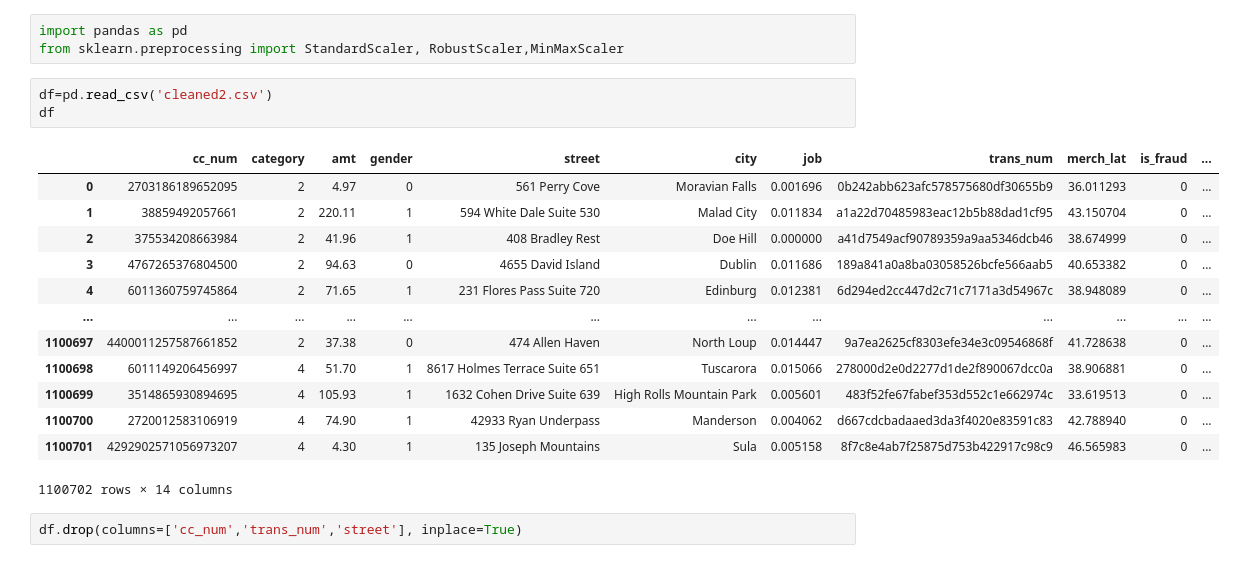
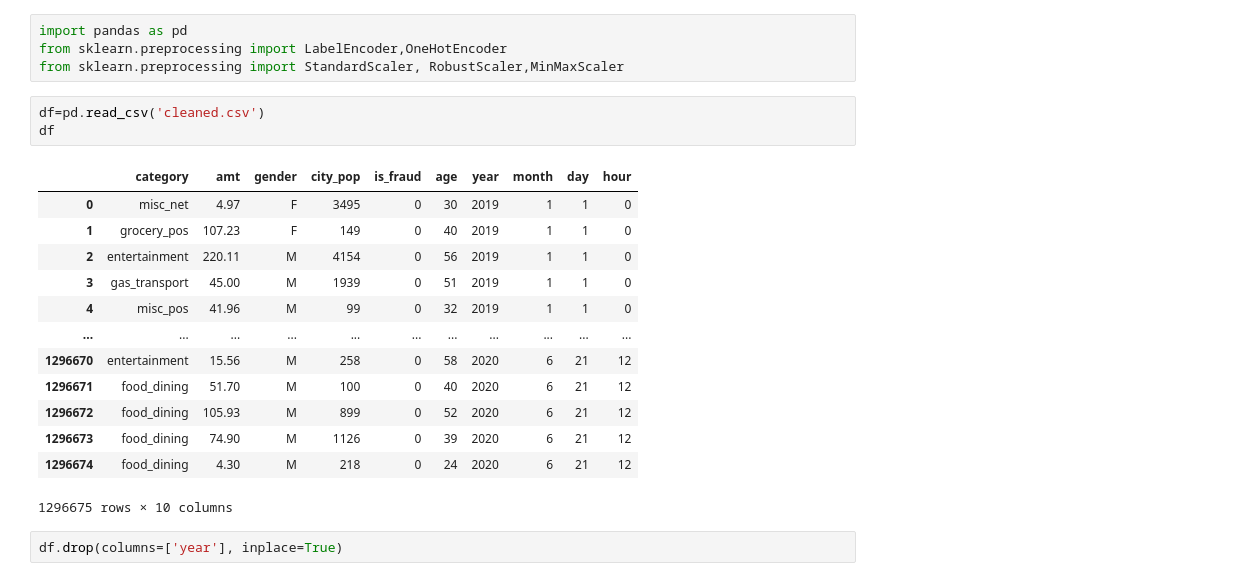
Before and after one commit to osamamira/fraud-detection-project, a Jupyter notebook: encoding.ipynb, the cells around one changed output. Cells and saved outputs as stored; diff of their text form.

```diff
--- a/encoding.ipynb
+++ b/encoding.ipynb
@@ -1,25 +1,26 @@
 # %%
 import pandas as pd
+from sklearn.preprocessing import LabelEncoder,OneHotEncoder
 from sklearn.preprocessing import StandardScaler, RobustScaler,MinMaxScaler
 # %%
-df=pd.read_csv('cleaned2.csv')
+df=pd.read_csv('cleaned.csv')
 df
 # %% [output]
-|  | cc_num | category | amt | gender | street | city | job | trans_num | merch_lat | is_fraud | ... |
-| 0 | 2703186189652095 | 2 | 4.97 | 0 | 561 Perry Cove | Moravian Falls | 0.001696 | 0b242abb623afc578575680df30655b9 | 36.011293 | 0 | ... |
-| 1 | 38859492057661 | 2 | 220.11 | 1 | 594 White Dale Suite 530 | Malad City | 0.011834 | a1a22d70485983eac12b5b88dad1cf95 | 43.150704 | 0 | ... |
-| 2 | 375534208663984 | 2 | 41.96 | 1 | 408 Bradley Rest | Doe Hill | 0.000000 | a41d7549acf90789359a9aa5346dcb46 | 38.674999 | 0 | ... |
-| 3 | 4767265376804500 | 2 | 94.63 | 0 | 4655 David Island | Dublin | 0.011686 | 189a841a0a8ba03058526bcfe566aab5 | 40.653382 | 0 | ... |
-| 4 | 6011360759745864 | 2 | 71.65 | 1 | 231 Flores Pass Suite 720 | Edinburg | 0.012381 | 6d294ed2cc447d2c71c7171a3d54967c | 38.948089 | 0 | ... |
-| ... | ... | ... | ... | ... | ... | ... | ... | ... | ... | ... | ... |
-| 1100697 | 4400011257587661852 | 2 | 37.38 | 0 | 474 Allen Haven | North Loup | 0.014447 | 9a7ea2625cf8303efe34e3c09546868f | 41.728638 | 0 | ... |
-| 1100698 | 6011149206456997 | 4 | 51.70 | 1 | 8617 Holmes Terrace Suite 651 | Tuscarora | 0.015066 | 278000d2e0d2277d1de2f890067dcc0a | 38.906881 | 0 | ... |
-| 1100699 | 3514865930894695 | 4 | 105.93 | 1 | 1632 Cohen Drive Suite 639 | High Rolls Mountain Park | 0.005601 | 483f52fe67fabef353d552c1e662974c | 33.619513 | 0 | ... |
-| 1100700 | 2720012583106919 | 4 | 74.90 | 1 | 42933 Ryan Underpass | Manderson | 0.004062 | d667cdcbadaaed3da3f4020e83591c83 | 42.788940 | 0 | ... |
-| 1100701 | 4292902571056973207 | 4 | 4.30 | 1 | 135 Joseph Mountains | Sula | 0.005158 | 8f7c8e4ab7f25875d753b422917c98c9 | 46.565983 | 0 | ... |
+|  | category | amt | gender | city_pop | is_fraud | age | year | month | day | hour |
+| 0 | misc_net | 4.97 | F | 3495 | 0 | 30 | 2019 | 1 | 1 | 0 |
+| 1 | grocery_pos | 107.23 | F | 149 | 0 | 40 | 2019 | 1 | 1 | 0 |
+| 2 | entertainment | 220.11 | M | 4154 | 0 | 56 | 2019 | 1 | 1 | 0 |
+| 3 | gas_transport | 45.00 | M | 1939 | 0 | 51 | 2019 | 1 | 1 | 0 |
+| 4 | misc_pos | 41.96 | M | 99 | 0 | 32 | 2019 | 1 | 1 | 0 |
+| ... | ... | ... | ... | ... | ... | ... | ... | ... | ... | ... |
+| 1296670 | entertainment | 15.56 | M | 258 | 0 | 58 | 2020 | 6 | 21 | 12 |
+| 1296671 | food_dining | 51.70 | M | 100 | 0 | 40 | 2020 | 6 | 21 | 12 |
+| 1296672 | food_dining | 105.93 | M | 899 | 0 | 52 | 2020 | 6 | 21 | 12 |
+| 1296673 | food_dining | 74.90 | M | 1126 | 0 | 39 | 2020 | 6 | 21 | 12 |
+| 1296674 | food_dining | 4.30 | M | 218 | 0 | 24 | 2020 | 6 | 21 | 12 |
-1100702 rows × 14 columns
+1296675 rows × 10 columns
 # %%
-df.drop(columns=['cc_num','trans_num','street'], inplace=True)
+df.drop(columns=['year'], inplace=True)
 # %%
 df
 # %% [output]
```
Also changed, not shown: parts of 20 cells of this notebook, 1 other file.
